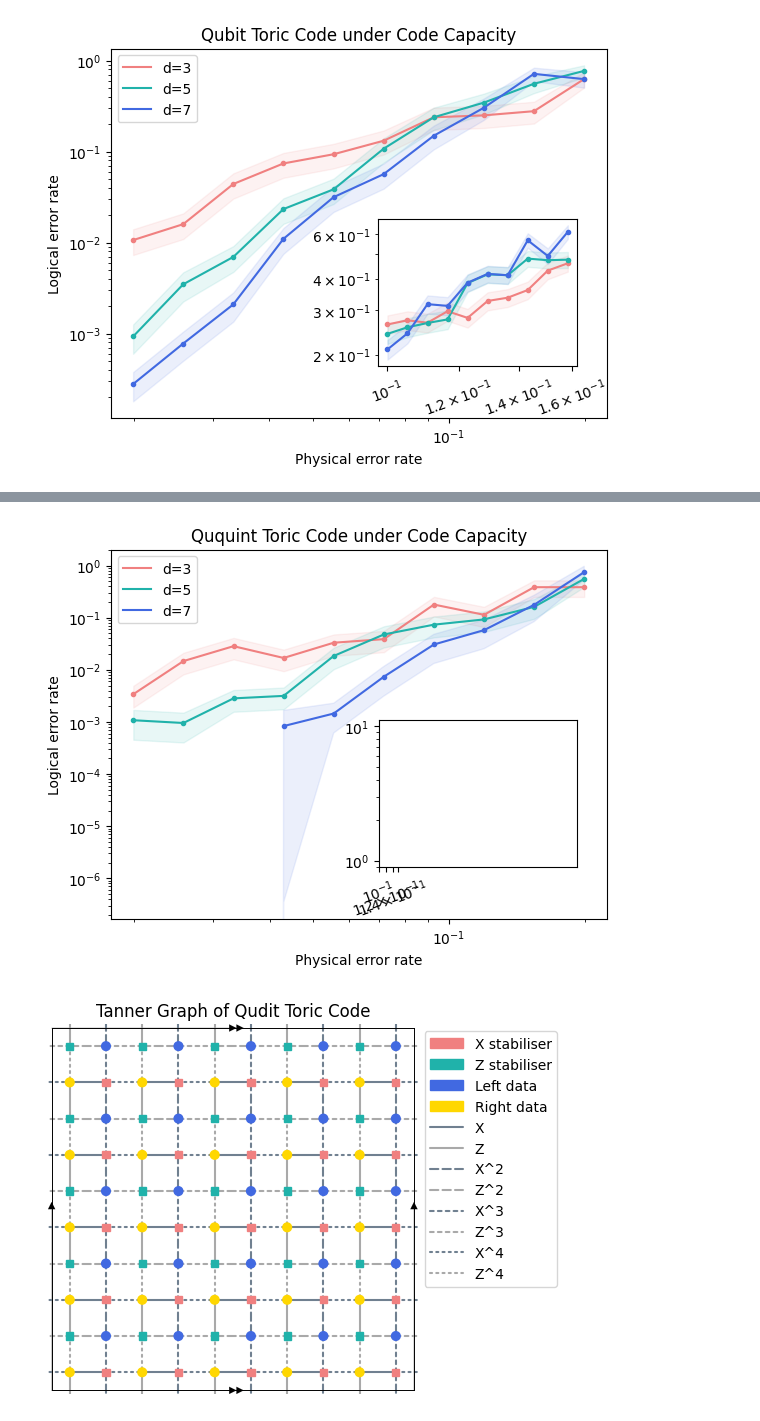
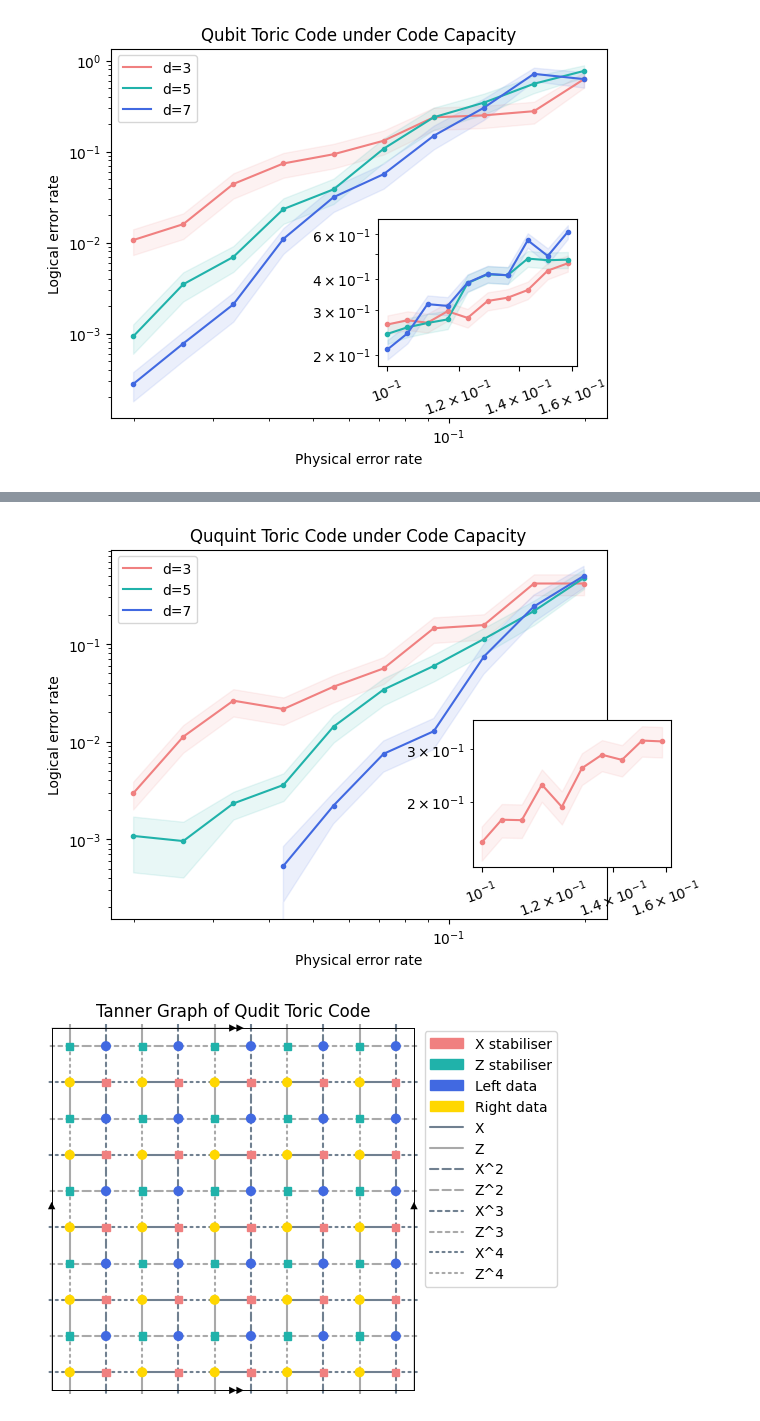
Before and after one commit to e-kneip/bbqudit, a Jupyter notebook: bbq/last_chance.ipynb, the cells around one changed output, grey strips where cells are left out. Saved outputs shown, nothing was run; the diff lists cells and outputs as text; code cells hidden in the pictures.

```diff
--- a/bbq/last_chance.ipynb
+++ b/bbq/last_chance.ipynb
@@ -153,12 +153,12 @@ ax.set_title('Qutrit Toric Code under Code Capacity');
 # %%
-results = {3: [1467, 340, 176, 296, 151, 129, 28, 44, 13, 13],
-           5: [2780, 3140, 1764, 1581, 271, 105, 68, 54, 31, 9],
-           7: [np.inf, np.inf, np.inf, 1200, 2067, 407, 98, 52, 17, 4]}
-plot_num_failures = {3: 5,
-                5: [3, 3, 5, 5, 5, 5, 5, 5, 5, 5],
-                7: [0, 0, 0, 1, 3, 3, 3, 3, 3, 3]}
+results = {3: [3400, 892, 381, 464, 274, 178, 69, 64, 24, 24],
+           5: [2780, 3140, 4313, 2786, 703, 293, 168, 89, 46, 21],
+           7: [np.inf, np.inf, np.inf, 5635, 3622, 1068, 627, 108, 33, 16]}
+plot_num_failures = {3: 10,
+                5: [3, 3, 10, 10, 10, 10, 10, 10, 10, 10],
+                7: [0, 0, 0, 3, 8, 8, 8, 8, 8, 8]}
 
-ext_results = {3: [0, 0, 0, 0, 0, 0, 0, 0, 0, 0],
+ext_results = {3: [342, 287, 288, 219, 260, 193, 174, 181, 156, 157],
            5: [0, 0, 0, 0, 0, 0, 0, 0, 0, 0],
            7: [0, 0, 0, 0, 0, 0, 0, 0, 0, 0]}
 ext_plot_num_failures = {3: 50,
@@ -186,35 +186,35 @@ ax.loglog(x[3:], plot_results[7][3:], '.', color='royalblue')
 
 ax.fill_between(x, plot_results[3] - plot_error_bars[3], plot_results[3] + plot_error_bars[3], color='lightcoral', alpha=0.1)
 ax.fill_between(x, plot_results[5] - plot_error_bars[5], plot_results[5] + plot_error_bars[5], color='lightseagreen', alpha=0.1)
 ax.fill_between(x, plot_results[7] - plot_error_bars[7], plot_results[7] + plot_error_bars[7], color='royalblue', alpha=0.1)
 
-axins = ax.inset_axes([0.54, 0.14, 0.4, 0.4])
+axins = ax.inset_axes([0.73, 0.14, 0.4, 0.4])
 axins.set_xscale('log')
 
 axins.loglog(ext_x, ext_plot_results[3], color='lightcoral')
 axins.loglog(ext_x, ext_plot_results[5], color='lightseagreen')
 axins.loglog(ext_x, ext_plot_results[7], color='royalblue')
 
 axins.loglog(ext_x, ext_plot_results[3], '.', color='lightcoral')
 axins.loglog(ext_x, ext_plot_results[5], '.', color='lightseagreen')
 axins.loglog(ext_x, ext_plot_results[7], '.', color='royalblue')
 
 axins.fill_between(ext_x, ext_plot_results[3] - ext_plot_error_bars[3], ext_plot_results[3] + ext_plot_error_bars[3], color='lightcoral', alpha=0.1)
 axins.fill_between(ext_x, ext_plot_results[5] - ext_plot_error_bars[5], ext_plot_results[5] + ext_plot_error_bars[5], color='lightseagreen', alpha=0.1)
 axins.fill_between(ext_x, ext_plot_results[7] - ext_plot_error_bars[7], ext_plot_results[7] + ext_plot_error_bars[7], color='royalblue', alpha=0.1)
 
 axins.tick_params(axis='x', which='major', bottom=True, top=False, labelbottom=True, labelrotation=20)
 
 axins.tick_params(axis='x', which='minor', bottom=False, top=False, labelbottom=False)
 
 axins.set_xticks([0.1, 0.12, 0.14, 0.16])
 
 ax.legend(['d=3', 'd=5', 'd=7'])
 ax.set_xlabel('Physical error rate')
 ax.set_ylabel('Logical error rate')
 ax.set_title('Ququint Toric Code under Code Capacity');
 # %% [output]
-[figure, old version]
+[figure, new version]
 # %%
 c = Polynomial(5, np.array([[1, 0], [4, 0]]))
 d = Polynomial(5, np.array([[3, 2], [0, 0]]))
```
Also changed, not shown: parts of 2 cells of this notebook, 1 other file.
